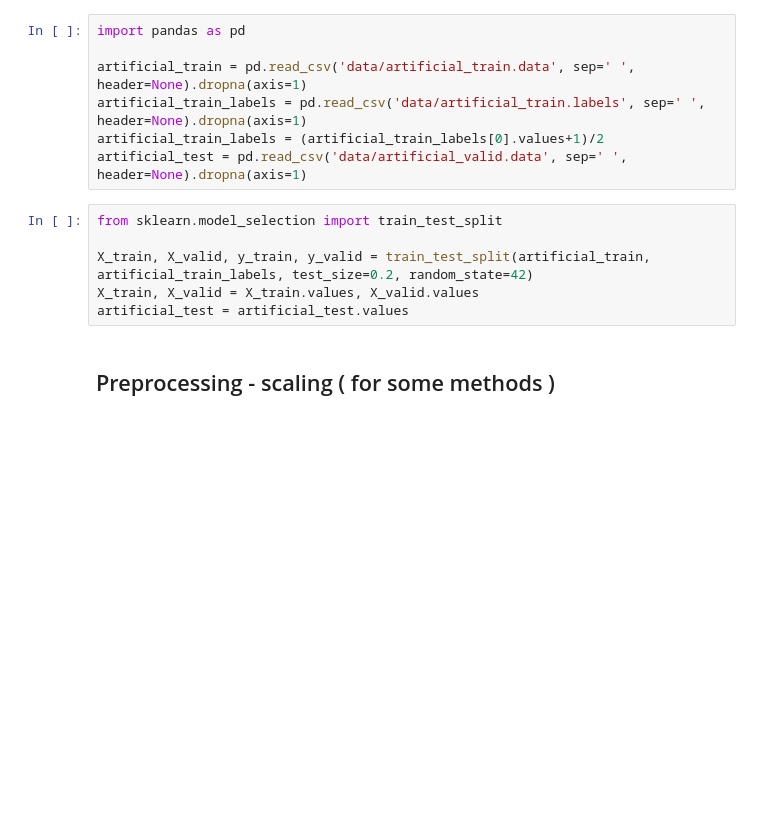
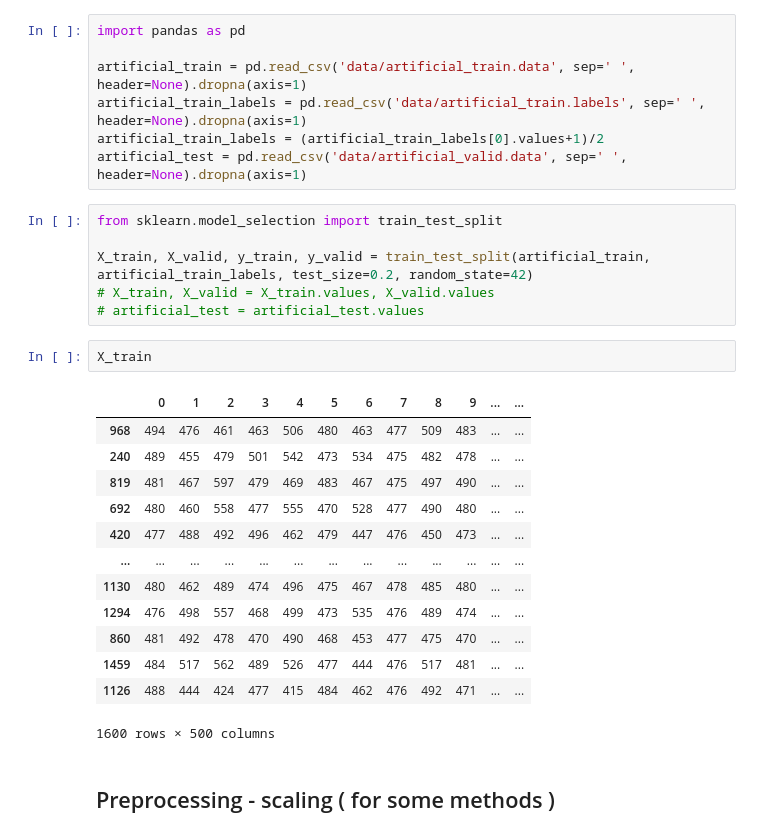
Before and after one commit to mstaczek/Feature-Selection-methods-project, a Jupyter notebook: artificial_testing.ipynb, the cells around one changed output. Saved outputs shown, nothing was run; the diff lists cells and outputs as text; blank space fills up the shorter version.

Commit message:
Cleaning part 1 artificial

```diff
--- a/artificial_testing.ipynb
+++ b/artificial_testing.ipynb
@@ -21,8 +21,24 @@ artificial_test = pd.read_csv('data/artificial_valid.data', sep=' ', header=None
 from sklearn.model_selection import train_test_split
 
 X_train, X_valid, y_train, y_valid = train_test_split(artificial_train, artificial_train_labels, test_size=0.2, random_state=42)
-X_train, X_valid = X_train.values, X_valid.values
-artificial_test = artificial_test.values
+# X_train, X_valid = X_train.values, X_valid.values
+# artificial_test = artificial_test.values
+# %%
+X_train
+# %% [output]
+|  | 0 | 1 | 2 | 3 | 4 | 5 | 6 | 7 | 8 | 9 | ... | ... |
+| 968 | 494 | 476 | 461 | 463 | 506 | 480 | 463 | 477 | 509 | 483 | ... | ... |
+| 240 | 489 | 455 | 479 | 501 | 542 | 473 | 534 | 475 | 482 | 478 | ... | ... |
+| 819 | 481 | 467 | 597 | 479 | 469 | 483 | 467 | 475 | 497 | 490 | ... | ... |
+| 692 | 480 | 460 | 558 | 477 | 555 | 470 | 528 | 477 | 490 | 480 | ... | ... |
+| 420 | 477 | 488 | 492 | 496 | 462 | 479 | 447 | 476 | 450 | 473 | ... | ... |
+| ... | ... | ... | ... | ... | ... | ... | ... | ... | ... | ... | ... | ... |
+| 1130 | 480 | 462 | 489 | 474 | 496 | 475 | 467 | 478 | 485 | 480 | ... | ... |
+| 1294 | 476 | 498 | 557 | 468 | 499 | 473 | 535 | 476 | 489 | 474 | ... | ... |
+| 860 | 481 | 492 | 478 | 470 | 490 | 468 | 453 | 477 | 475 | 470 | ... | ... |
+| 1459 | 484 | 517 | 562 | 489 | 526 | 477 | 444 | 476 | 517 | 481 | ... | ... |
+| 1126 | 488 | 444 | 424 | 477 | 415 | 484 | 462 | 476 | 492 | 471 | ... | ... |
+1600 rows × 500 columns
 # %% [markdown]
 ## Preprocessing - scaling ( for some methods )
 # %%
```
Also changed, not shown: parts of 1 cell of this notebook, 3 other files.
